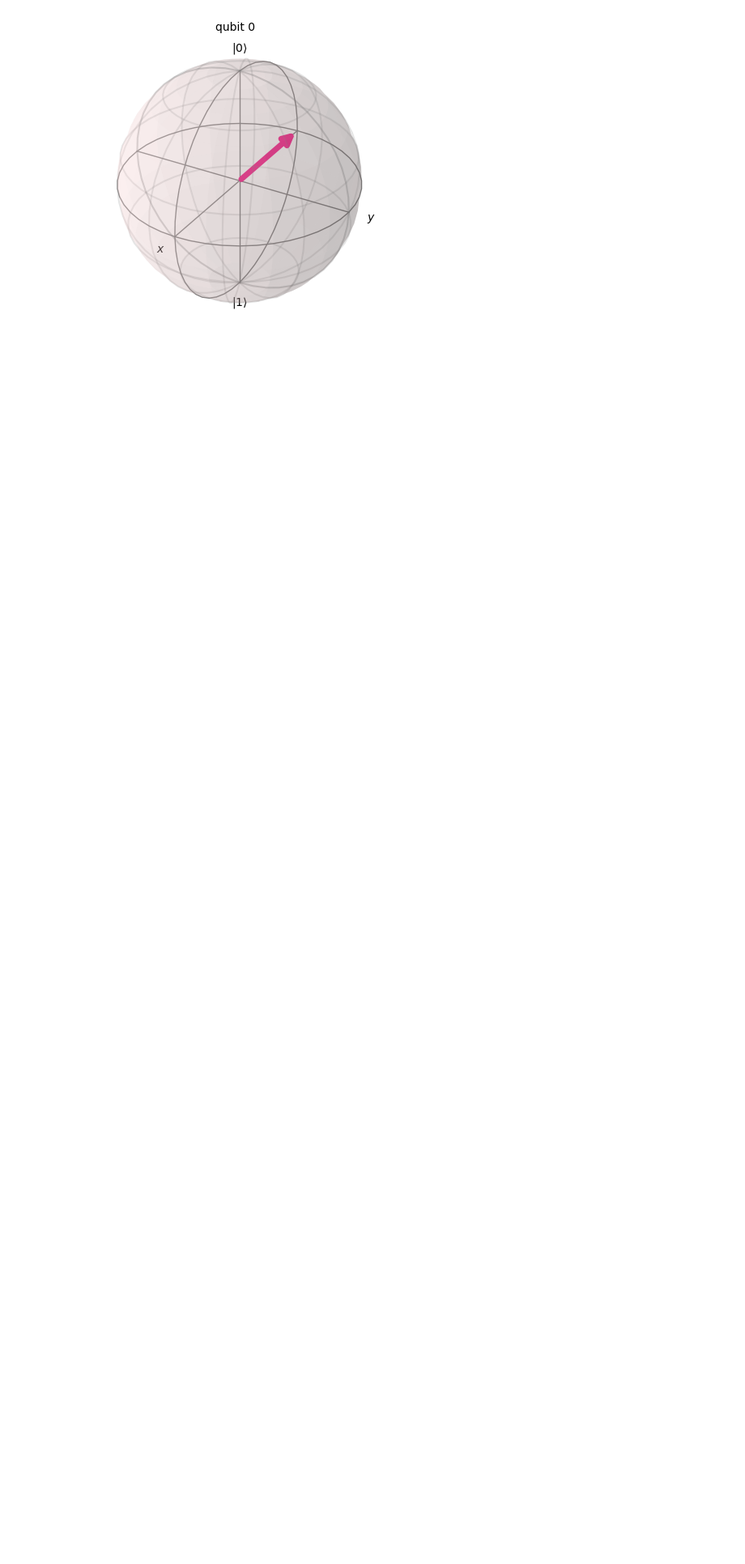
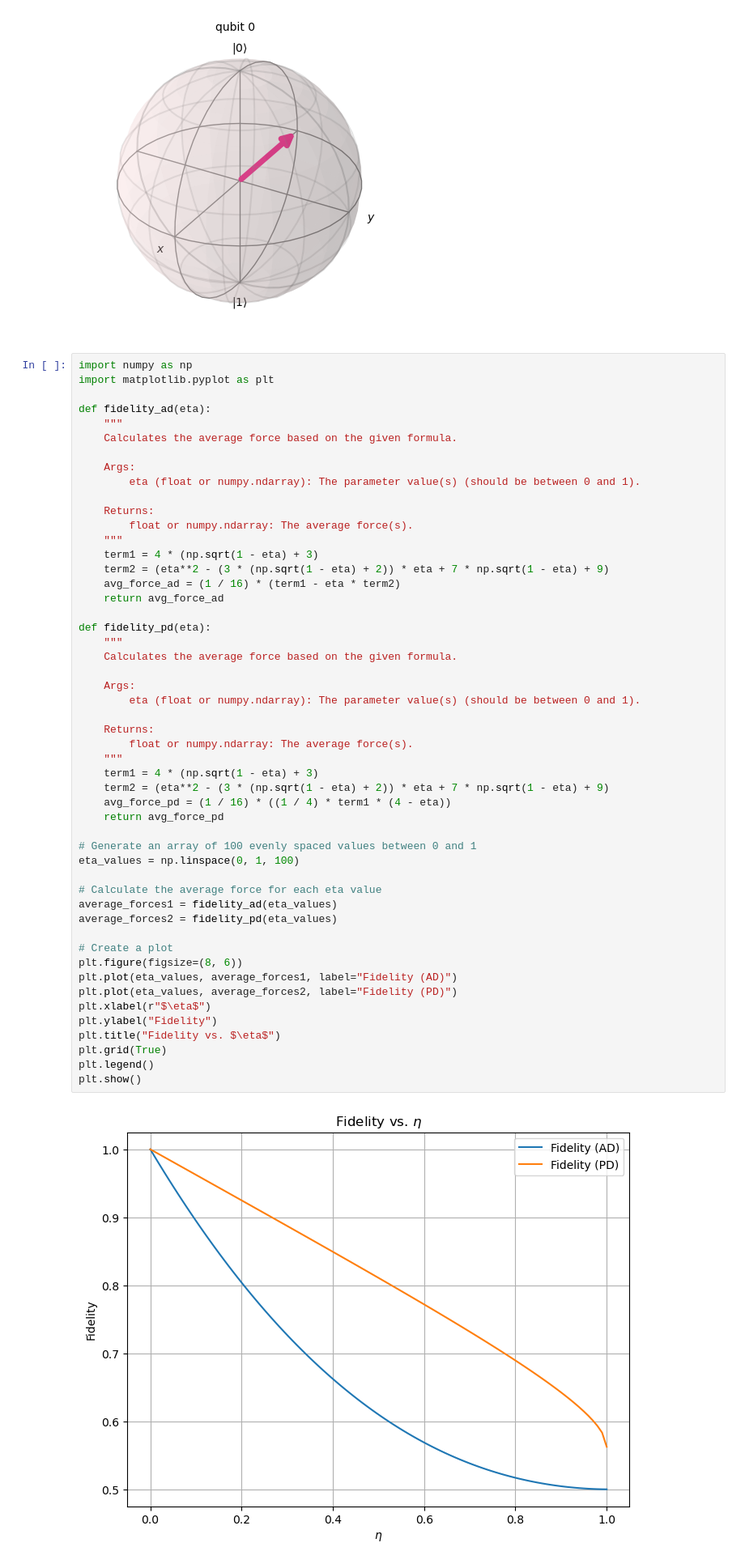
Before and after one commit to KALE-VINAY/entangled-2-stage-protocoll, a Jupyter notebook: 8th_sem_3_stage_Quantum_Key_Distribution_Protocol.ipynb, the cells around one changed output. Shown at 81% size. Saved outputs shown, nothing was run; the diff lists cells and outputs as text; blank space fills up the shorter version.

```diff
--- a/8th_sem_3_stage_Quantum_Key_Distribution_Protocol.ipynb
+++ b/8th_sem_3_stage_Quantum_Key_Distribution_Protocol.ipynb
@@ -302,3 +306,56 @@ plot_bloch_multivector(state3)
 # %% [output]
 [figure]
 [figure]
+# %%
+import numpy as np
+import matplotlib.pyplot as plt
+
+def fidelity_ad(eta):
+    """
+    Calculates the average force based on the given formula.
+
+    Args:
+        eta (float or numpy.ndarray): The parameter value(s) (should be between 0 and 1).
+
+    Returns:
+        float or numpy.ndarray: The average force(s).
+    """
+    term1 = 4 * (np.sqrt(1 - eta) + 3)
+    term2 = (eta**2 - (3 * (np.sqrt(1 - eta) + 2)) * eta + 7 * np.sqrt(1 - eta) + 9)
+    avg_force_ad = (1 / 16) * (term1 - eta * term2)
+    return avg_force_ad
+
+def fidelity_pd(eta):
+    """
+    Calculates the average force based on the given formula.
+
+    Args:
+        eta (float or numpy.ndarray): The parameter value(s) (should be between 0 and 1).
+
+    Returns:
+        float or numpy.ndarray: The average force(s).
+    """
+    term1 = 4 * (np.sqrt(1 - eta) + 3)
+    term2 = (eta**2 - (3 * (np.sqrt(1 - eta) + 2)) * eta + 7 * np.sqrt(1 - eta) + 9)
+    avg_force_pd = (1 / 16) * ((1 / 4) * term1 * (4 - eta))
+    return avg_force_pd
+
+# Generate an array of 100 evenly spaced values between 0 and 1
+eta_values = np.linspace(0, 1, 100)
+
+# Calculate the average force for each eta value
+average_forces1 = fidelity_ad(eta_values)
+average_forces2 = fidelity_pd(eta_values)
+
+# Create a plot
+plt.figure(figsize=(8, 6))
+plt.plot(eta_values, average_forces1, label="Fidelity (AD)")
+plt.plot(eta_values, average_forces2, label="Fidelity (PD)")
+plt.xlabel(r"$\eta$")
+plt.ylabel("Fidelity")
+plt.title("Fidelity vs. $\eta$")
+plt.grid(True)
+plt.legend()
+plt.show()
+# %% [output]
+[figure, added]
```
Also changed, not shown: parts of 4 cells of this notebook.
